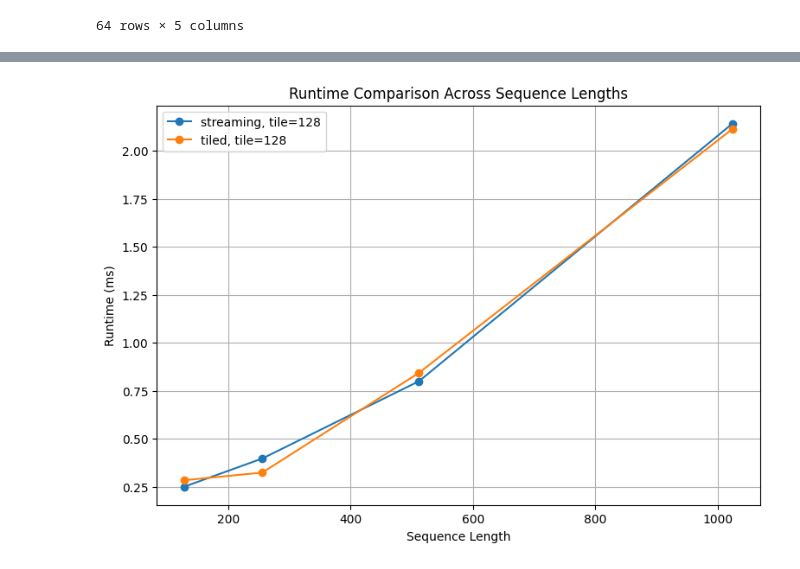
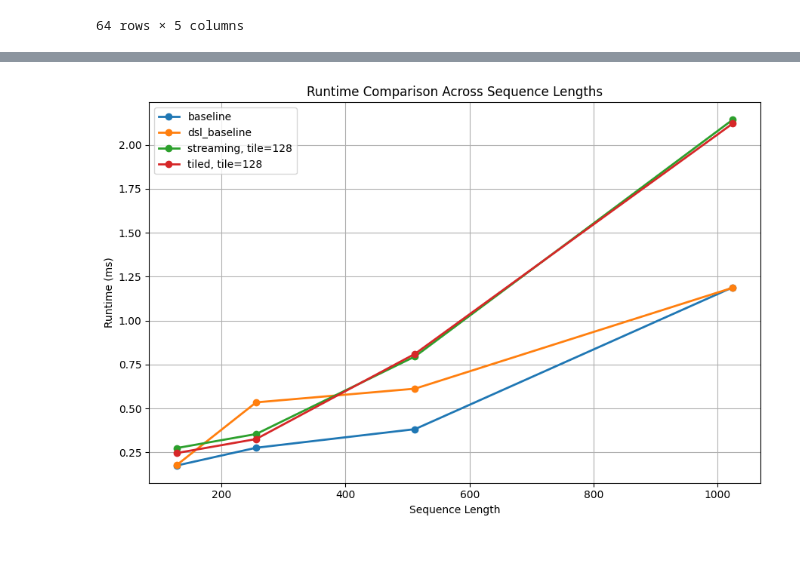
Before and after one commit to aaronmichelson/dsl-memory-efficient-attention, a Jupyter notebook: notebooks/week5_experimental_evaluation.ipynb, the cells around one changed output, grey strips where cells are left out. Cells and saved outputs as stored; diff of their text form; code cells hidden in the pictures.

Commit message:
Updated Week 5: experimental evaluation and benchmark results

```diff
--- a/notebooks/week5_experimental_evaluation.ipynb
+++ b/notebooks/week5_experimental_evaluation.ipynb
@@ -470,0 +450,15 @@ results_df.head()
+# %%
+plot_results_df = results_df.copy()
+
+plot_results_df["tile_label"] = plot_results_df["tile_size"].apply(
+    lambda x: "none" if pd.isna(x) else f"tile={int(x)}"
+)
+
+plot_results_df["plot_label"] = plot_results_df.apply(
+    lambda row: row["implementation"]
+    if row["tile_label"] == "none"
+    else f"{row['implementation']}, {row['tile_label']}",
+    axis=1
+)
+
+plot_results_df.head()
@@ -537,52 +591,52 @@ correctness_table
 # %%
-plot_df = results_df[
+figure2_df = plot_results_df[
     (
-        (results_df["implementation"] == "baseline")
+        (plot_results_df["implementation"] == "baseline")
+        |
+        (plot_results_df["implementation"] == "dsl_baseline")
         |
         (
-            (results_df["implementation"] == "tiled")
+            (plot_results_df["implementation"] == "tiled")
             &
-            (results_df["tile_size"] == 128)
+            (plot_results_df["tile_size"] == 128)
         )
         |
         (
-            (results_df["implementation"] == "streaming")
+            (plot_results_df["implementation"] == "streaming")
             &
-            (results_df["tile_size"] == 128)
+            (plot_results_df["tile_size"] == 128)
         )
     )
     &
-    (results_df["batch_size"] == 1)
+    (plot_results_df["batch_size"] == 1)
 ]
 
 plt.figure(figsize=(9, 6))
 
-for label, group in plot_df.groupby(
-    ["implementation", "tile_size"]
-):
+for label, group in figure2_df.groupby("plot_label"):
 
-    implementation, tile_size = label
-
-    if pd.isna(tile_size):
-        plot_label = implementation
-    else:
-        plot_label = f"{implementation}, tile={int(tile_size)}"
+    group = group.sort_values("seq_len")
 
     plt.plot(
         group["seq_len"],
         group["runtime_ms"],
         marker="o",
-        label=plot_label
+        linewidth=2,
+        label=label
     )
 
 plt.xlabel("Sequence Length")
 plt.ylabel("Runtime (ms)")
 plt.title("Runtime Comparison Across Sequence Lengths")
+plt.legend()
+plt.grid(True)
+plt.tight_layout()
 
-plt.legend()
-
-plt.grid(True)
+plt.savefig(
+    "report_figures/figure2_runtime_comparison.png",
+    dpi=300
+)
 
 plt.show()
 # %% [output]
-[figure, old version]
+[figure, new version]
```
Also changed, not shown: parts of 27 cells of this notebook.
